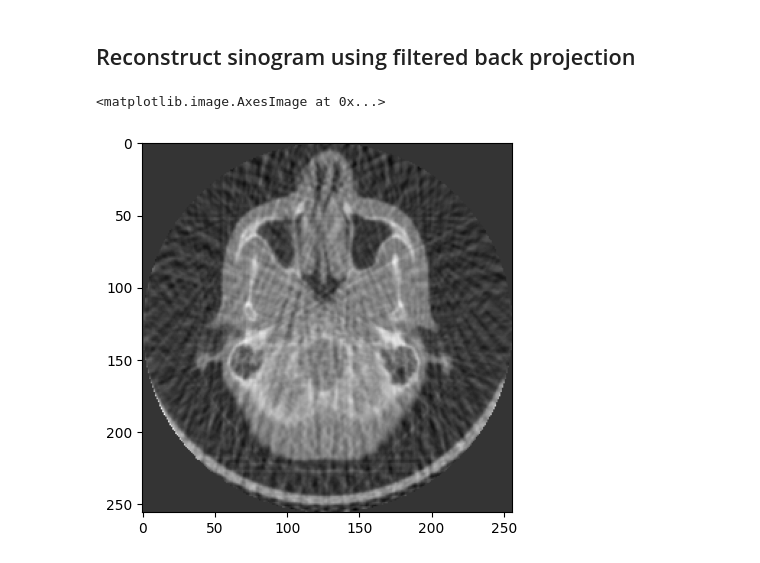
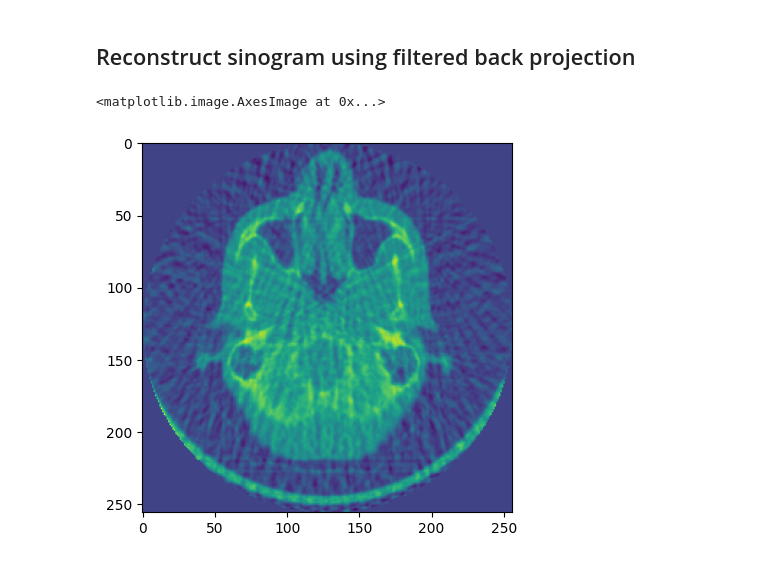
Before and after one commit to jpscardoso97/ich-detection, a Jupyter notebook: notebooks/sinogram.ipynb, the cells around one changed output. Saved outputs shown, nothing was run; the diff lists cells and outputs as text; code cells hidden in the pictures.

```diff
--- a/notebooks/sinogram.ipynb
+++ b/notebooks/sinogram.ipynb
@@ -54,7 +52,7 @@ Text(0.5, 1.0, 'Radon transform\n(Sinogram)')
 from scripts.noise_simulation import NoiseConfiguration, NoiseSimulator, NoiseType
 
 # noise_types, noise_levels, train_noise_ratio, val_noise_ratio, test_noise_ratio
-simulation_config = NoiseConfiguration([NoiseType.POISSON], [])
+simulation_config = NoiseConfiguration([NoiseType.GAUSSIAN], [0])
 noisy_sinogram = NoiseSimulator.apply_noise(sinogram, simulation_config)
 
 # show noisy sinogram
@@ -70,8 +68,8 @@ Text(0.5, 1.0, 'Noisy Sinogram')
 # %%
 from skimage.transform import iradon
 
 reconstructed_img = iradon(noisy_sinogram, theta=theta, filter_name='ramp')
-plt.imshow(reconstructed_img, cmap='gray')
+plt.imshow(reconstructed_img)
 # %% [output]
 <matplotlib.image.AxesImage at 0x...>
-[figure, old version]
+[figure, new version]
```
Also changed, not shown: parts of 1 cell of this notebook, 1 other file.
